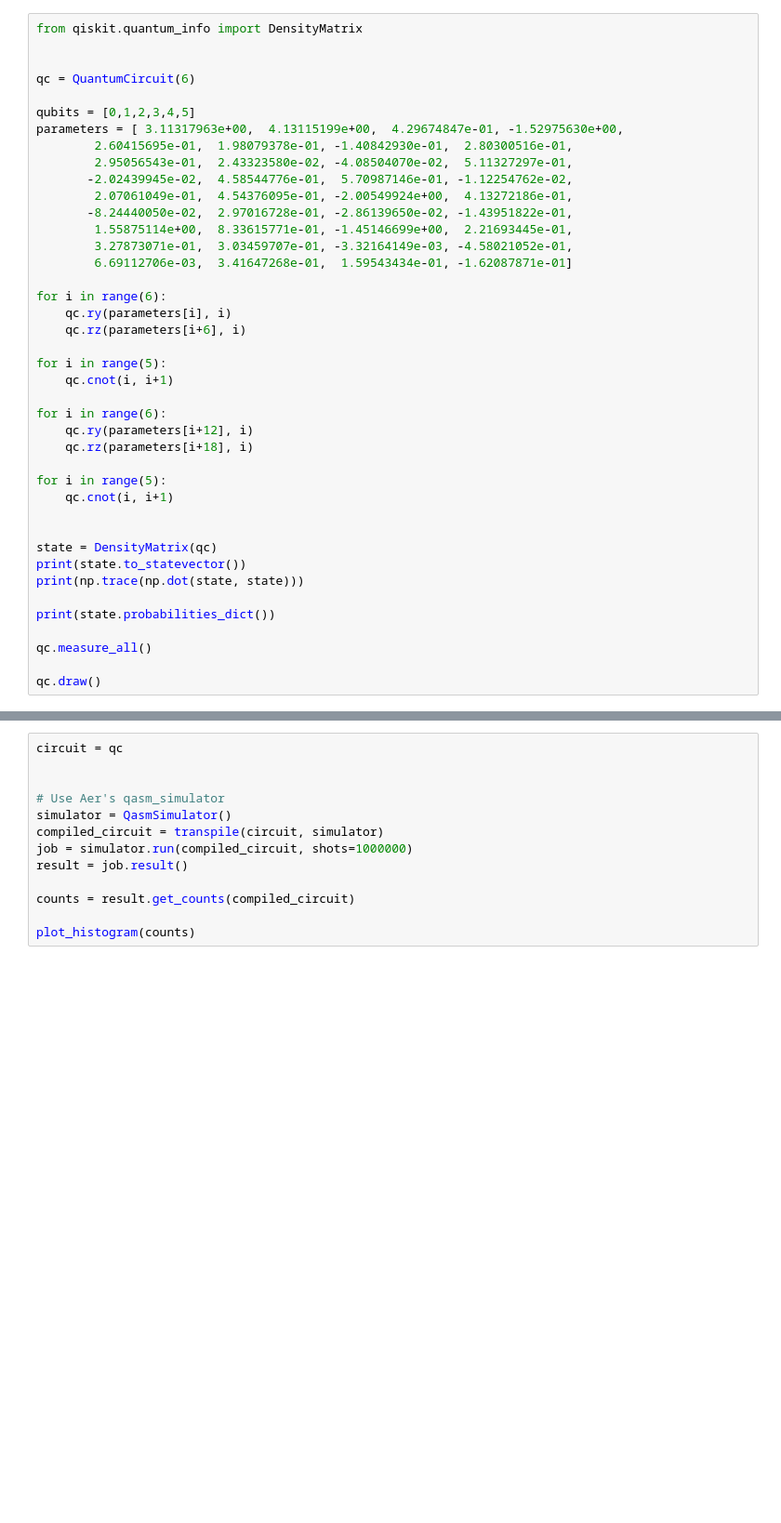
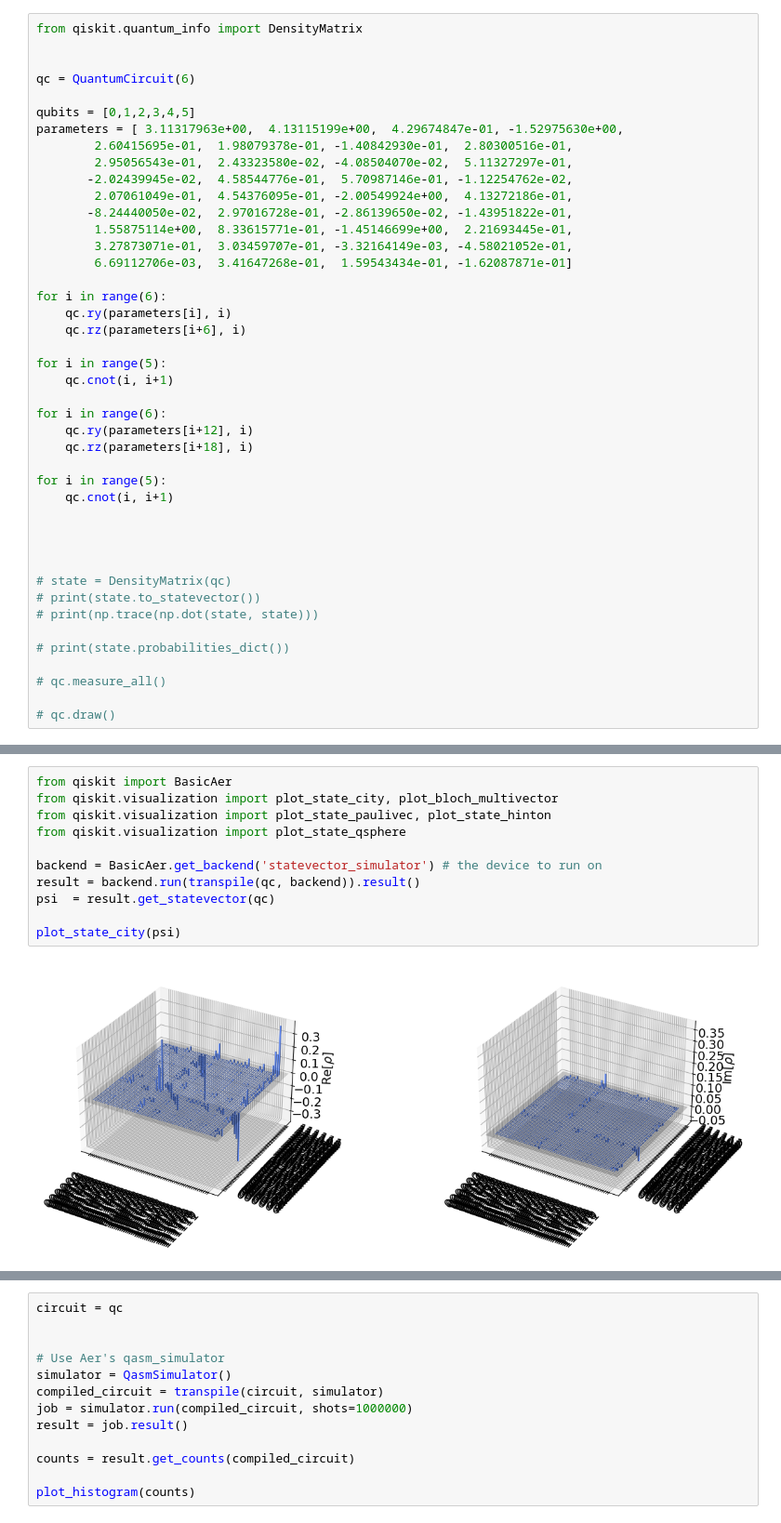
Before and after one commit to Apanizza197/open-science-IBM, a Jupyter notebook: pruebas.ipynb, the cells around one changed output, grey strips where cells are left out. Shown at 93% size. Saved outputs shown, nothing was run; the diff lists cells and outputs as text; blank space fills up the shorter version.

```diff
--- a/pruebas.ipynb
+++ b/pruebas.ipynb
@@ -57,12 +57,14 @@ for i in range(5):
     qc.cnot(i, i+1)
 
 
-state = DensityMatrix(qc)
-print(state.to_statevector())
-print(np.trace(np.dot(state, state)))
 
-print(state.probabilities_dict())
 
-qc.measure_all()
+# state = DensityMatrix(qc)
+# print(state.to_statevector())
+# print(np.trace(np.dot(state, state)))
 
-qc.draw()
+# print(state.probabilities_dict())
+
+# qc.measure_all()
+
+# qc.draw()
@@ -103,0 +71,13 @@ Statevector([ 5.67084299e-04-8.10691024e-04j,
+# %%
+from qiskit import BasicAer
+from qiskit.visualization import plot_state_city, plot_bloch_multivector
+from qiskit.visualization import plot_state_paulivec, plot_state_hinton
+from qiskit.visualization import plot_state_qsphere
+
+backend = BasicAer.get_backend('statevector_simulator') # the device to run on
+result = backend.run(transpile(qc, backend)).result()
+psi  = result.get_statevector(qc)
+
+plot_state_city(psi)
+# %% [output]
+[figure, added]
```
Also changed, not shown: parts of 8 cells of this notebook, 3 other files.
